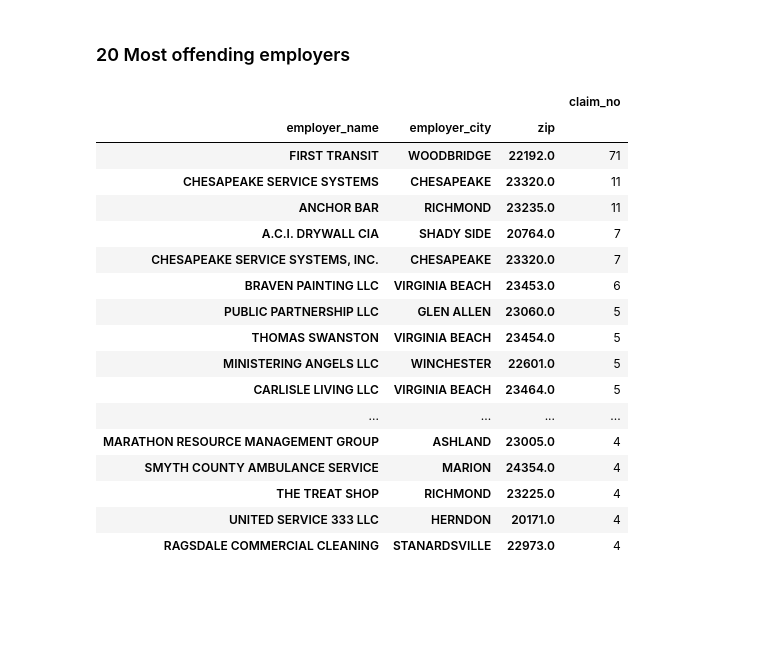
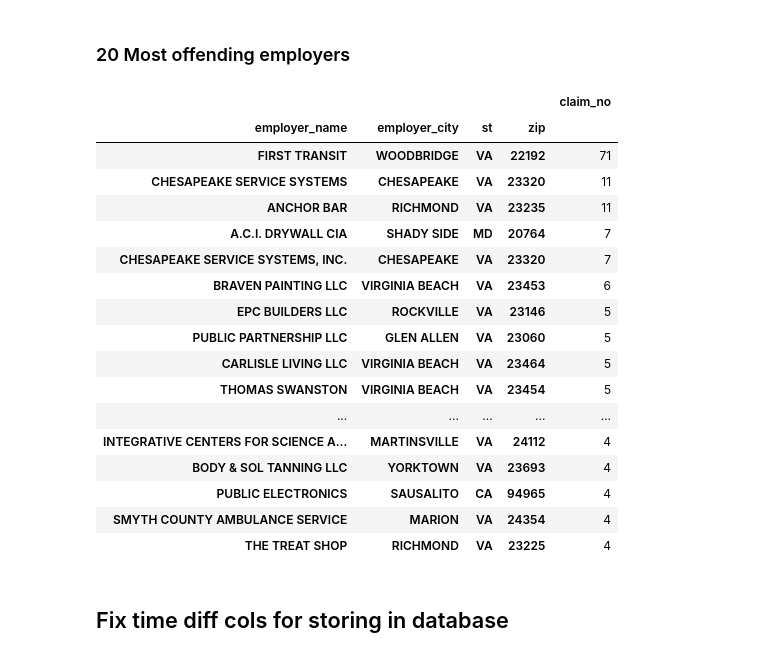
Before and after one commit to code-for-charlottesville/LAJC-Wage-Theft-Data, a Jupyter notebook: Work in progress/alvarado.ipynb, the cells around one changed output. Cells and saved outputs as stored; diff of their text form; code cells hidden in the pictures; blank space fills up the shorter version.

```diff
--- a/Work in progress/alvarado.ipynb
+++ b/Work in progress/alvarado.ipynb
@@ -205,0 +281,4 @@ with sqlite3.connect('lajc.db') as db:
+# %%
+nonempty_cols = codebook[~codebook['Values'].str.match('All missing')].index.tolist()
+# %%
+df = df[nonempty_cols]
@@ -281,7 +401,7 @@ q3_a, q3_b, q3_c
 # %%
 start_date_col = 'case_open_re_open'
 end_date_col = 'case_close_reclose_date'
-df['how_long_investigation'] = df[end_date_col+'_DATE'] - df[start_date_col+'_DATE']
+df['how_long_investigation'] = df[end_date_col] - df[start_date_col]
 # %%
 df.how_long_investigation.describe()
 # %% [output]
@@ -299,7 +419,7 @@ Name: how_long_investigation, dtype: object
 # %%
 start_date_col = 'claim_received'
 end_date_col = 'date_for_wages'
-df['how_long_get_wage_order'] = df[end_date_col+'_DATE'] - df[start_date_col+'_DATE']
+df['how_long_get_wage_order'] = df[end_date_col] - df[start_date_col]
 # %%
 df.how_long_get_wage_order.describe()
 # %% [output]
@@ -399,24 +520,26 @@ df.groupby(['employer_city', 'zip']).claim_no.count()\
 # %% [markdown]
 ### 20 Most offending employers
 # %%
-df.groupby(['employer_name','employer_city', 'zip']).claim_no.count()\
+df.groupby(['employer_name','employer_city', 'st', 'zip']).claim_no.count()\
     .to_frame().sort_values('claim_no', ascending=False).head(20)
 # %% [output]
-|  |  |  | claim_no |
-| employer_name | employer_city | zip |  |
-| FIRST TRANSIT | WOODBRIDGE | 22192.0 | 71 |
-| CHESAPEAKE SERVICE SYSTEMS | CHESAPEAKE | 23320.0 | 11 |
-| ANCHOR BAR | RICHMOND | 23235.0 | 11 |
-| A.C.I. DRYWALL CIA | SHADY SIDE | 20764.0 | 7 |
-| CHESAPEAKE SERVICE SYSTEMS, INC. | CHESAPEAKE | 23320.0 | 7 |
-| BRAVEN PAINTING LLC | VIRGINIA BEACH | 23453.0 | 6 |
-| PUBLIC PARTNERSHIP LLC | GLEN ALLEN | 23060.0 | 5 |
-| THOMAS SWANSTON | VIRGINIA BEACH | 23454.0 | 5 |
-| MINISTERING ANGELS LLC | WINCHESTER | 22601.0 | 5 |
-| CARLISLE LIVING LLC | VIRGINIA BEACH | 23464.0 | 5 |
-| ... | ... | ... | ... |
-| MARATHON RESOURCE MANAGEMENT GROUP | ASHLAND | 23005.0 | 4 |
-| SMYTH COUNTY AMBULANCE SERVICE | MARION | 24354.0 | 4 |
-| THE TREAT SHOP | RICHMOND | 23225.0 | 4 |
-| UNITED SERVICE 333 LLC | HERNDON | 20171.0 | 4 |
-| RAGSDALE COMMERCIAL CLEANING | STANARDSVILLE | 22973.0 | 4 |
+|  |  |  |  | claim_no |
+| employer_name | employer_city | st | zip |  |
+| FIRST TRANSIT | WOODBRIDGE | VA | 22192 | 71 |
+| CHESAPEAKE SERVICE SYSTEMS | CHESAPEAKE | VA | 23320 | 11 |
+| ANCHOR BAR | RICHMOND | VA | 23235 | 11 |
+| A.C.I. DRYWALL CIA | SHADY SIDE | MD | 20764 | 7 |
+| CHESAPEAKE SERVICE SYSTEMS, INC. | CHESAPEAKE | VA | 23320 | 7 |
+| BRAVEN PAINTING LLC | VIRGINIA BEACH | VA | 23453 | 6 |
+| EPC BUILDERS LLC | ROCKVILLE | VA | 23146 | 5 |
+| PUBLIC PARTNERSHIP LLC | GLEN ALLEN | VA | 23060 | 5 |
+| CARLISLE LIVING LLC | VIRGINIA BEACH | VA | 23464 | 5 |
+| THOMAS SWANSTON | VIRGINIA BEACH | VA | 23454 | 5 |
+| ... | ... | ... | ... | ... |
+| INTEGRATIVE CENTERS FOR SCIENCE A... | MARTINSVILLE | VA | 24112 | 4 |
+| BODY & SOL TANNING LLC | YORKTOWN | VA | 23693 | 4 |
+| PUBLIC ELECTRONICS | SAUSALITO | CA | 94965 | 4 |
+| SMYTH COUNTY AMBULANCE SERVICE | MARION | VA | 24354 | 4 |
+| THE TREAT SHOP | RICHMOND | VA | 23225 | 4 |
+# %% [markdown]
+## Fix time diff cols for storing in database
```
Also changed, not shown: parts of 49 cells of this notebook, 1 other file.
